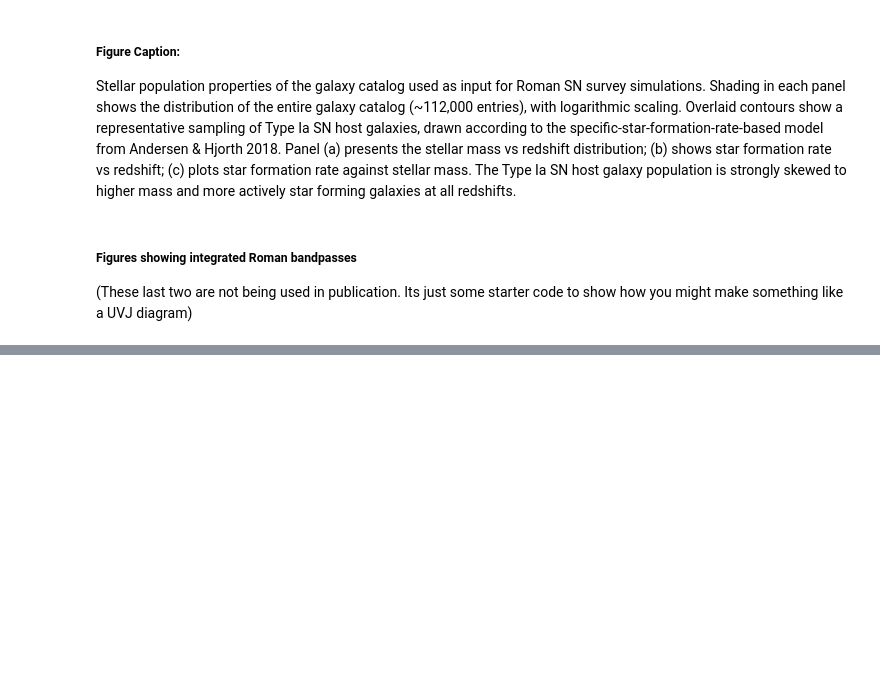
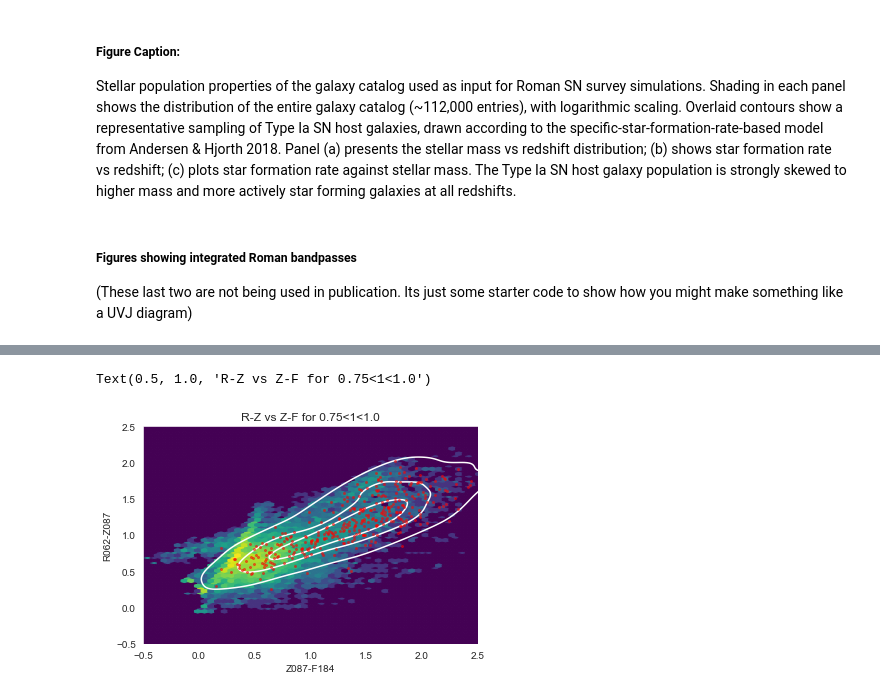
Before and after one commit to srodney/romansims, a Jupyter notebook: romansims/akari_snana_simcat_creation_from_3dhst.ipynb, the cells around one changed output, grey strips where cells are left out. Drawn from its saved outputs; the diff is of its cells as text; code cells hidden in the pictures; blank space fills up the shorter version.

```diff
--- a/romansims/akari_snana_simcat_creation_from_3dhst.ipynb
+++ b/romansims/akari_snana_simcat_creation_from_3dhst.ipynb
@@ -213,20 +239,23 @@ ax.invert_yaxis()
 # %%
 iz2 = np.where((simcat.galaxies['z']>0.75) & (simcat.galaxies['z']<1))[0]
-rmag = simcat.galaxies['r062'][iz2]
-zmag = simcat.galaxies['z087'][iz2]
-fmag = simcat.galaxies['f184'][iz2]
+rmag = simcat.galaxies['R_obs'][iz2]
+zmag = simcat.galaxies['Z_obs'][iz2]
+fmag = simcat.galaxies['F_obs'][iz2]
 plt.hexbin(zmag-fmag, rmag-zmag, extent=[-1,5,-1,3], bins='log', zorder=1, cmap='viridis')
 
 izsn = np.where((simcat.snhosts['z']>0.75) & (simcat.snhosts['z']<1))[0]
-rmagsn = simcat.snhosts['r062'][izsn]
-zmagsn = simcat.snhosts['z087'][izsn]
-fmagsn = simcat.snhosts['f184'][izsn]
+rmagsn = simcat.snhosts['R_obs'][izsn]
+zmagsn = simcat.snhosts['Z_obs'][izsn]
+fmagsn = simcat.snhosts['F_obs'][izsn]
 sns.kdeplot(x=zmagsn-fmagsn, y=rmagsn-zmagsn, zorder=2, color='w', levels=4)
 plt.plot(zmagsn-fmagsn, rmagsn-zmagsn, zorder=2, color='r', ms=4, alpha=0.5, ls=' ', marker='.')#, levels=5)
 
 ax = plt.gca()
 ax.set_ylim(-0.5,2.5)
 ax.set_xlim(-0.5,2.5)
 plt.ylabel('R062-Z087')
 plt.xlabel('Z087-F184')
 plt.title("R-Z vs Z-F for 0.75<1<1.0")
+# %% [output]
+Text(0.5, 1.0, 'R-Z vs Z-F for 0.75<1<1.0')
+[figure, added]
```
Also changed, not shown: parts of 6 cells of this notebook, 1 other file.
